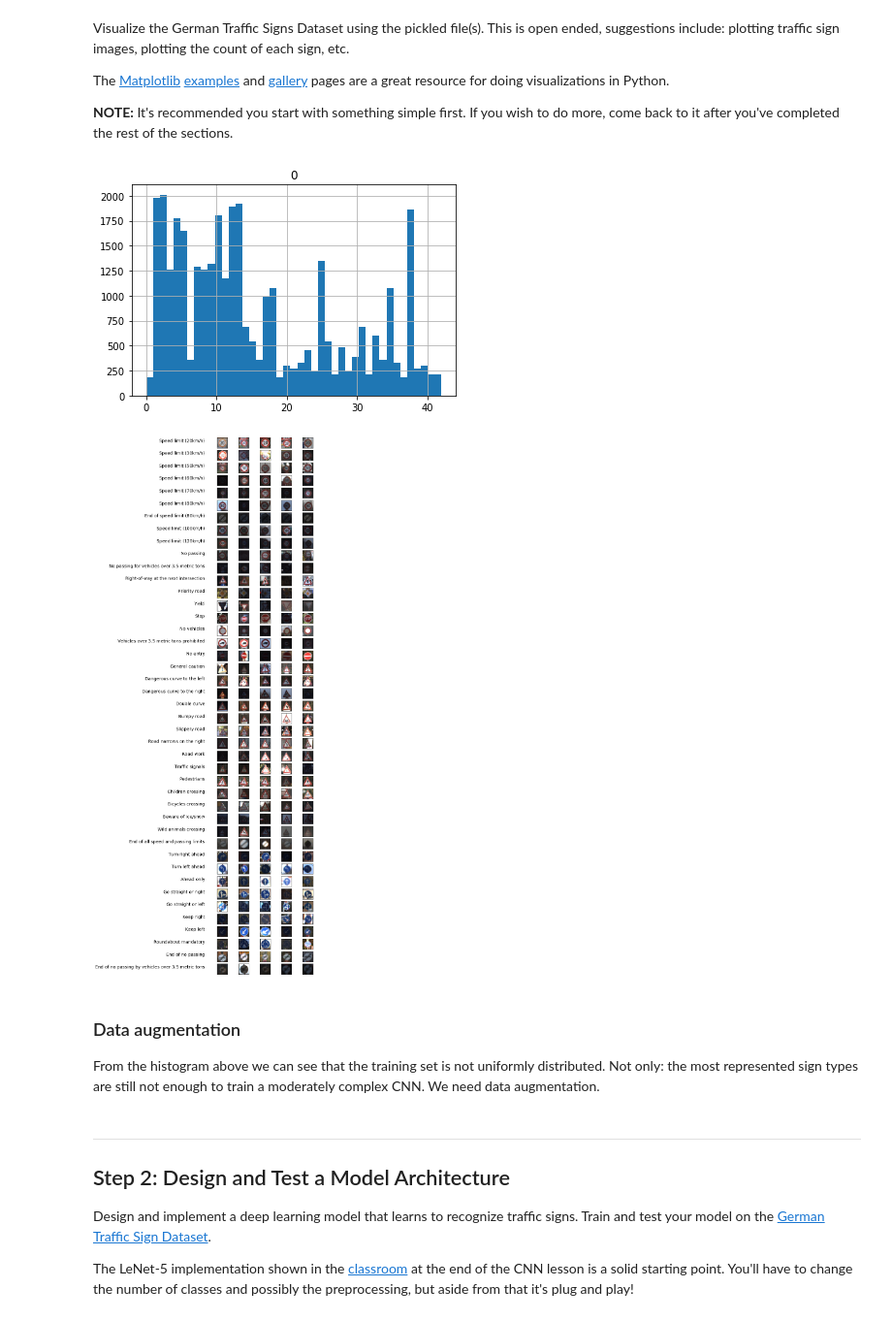
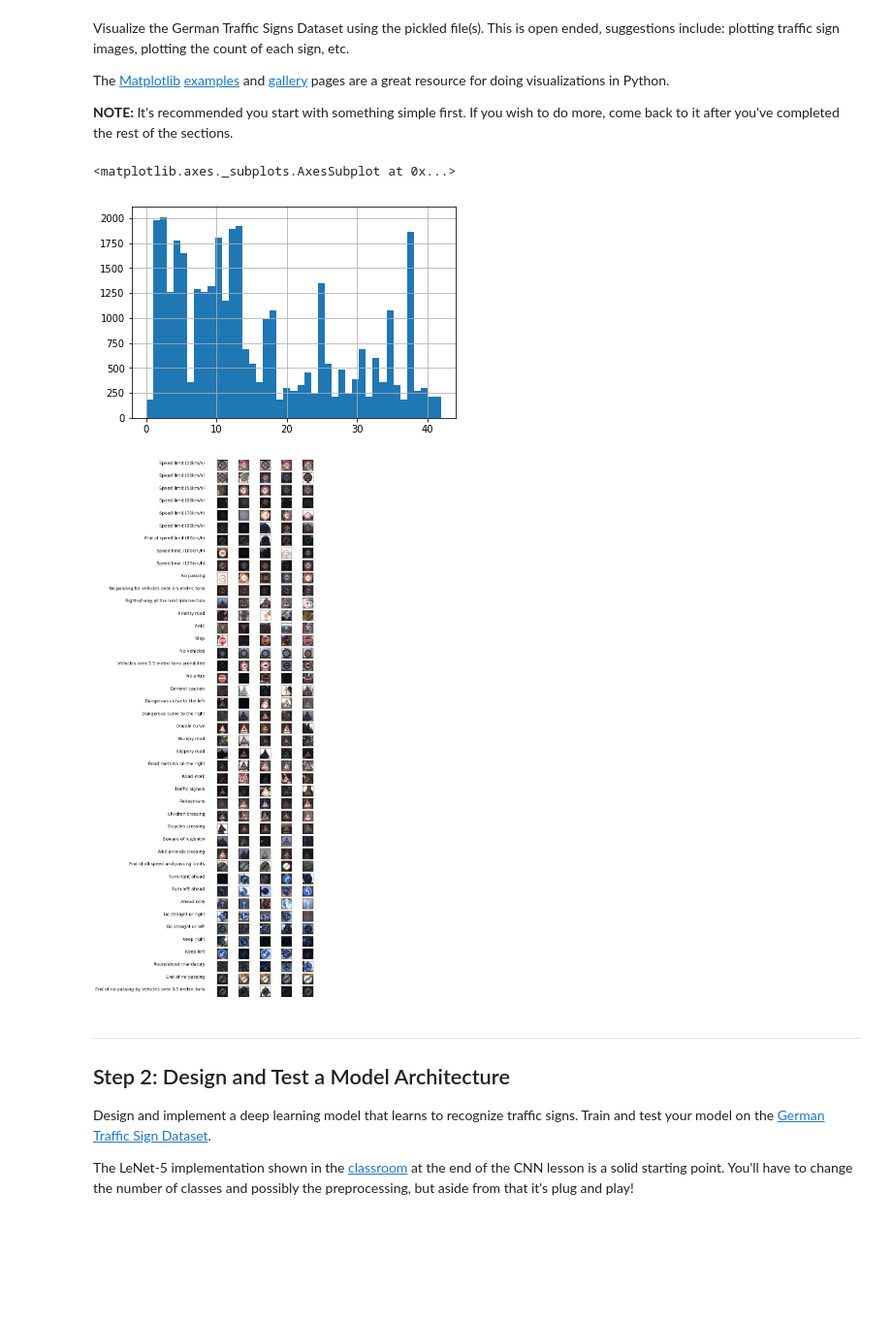
Before and after one commit to kindoblue/CarND-Traffic-Sign-Classifier-Project, a Jupyter notebook: Traffic_Sign_Classifier.ipynb, the cells around one changed output. Shown: that part at 97% size. Cells and saved outputs as stored; diff of their text form; code cells hidden in the pictures; blank space fills up the shorter version.

```diff
--- a/Traffic_Sign_Classifier.ipynb
+++ b/Traffic_Sign_Classifier.ipynb
@@ -106,14 +106,15 @@ The [Matplotlib](http://matplotlib.org/) [examples](http://matplotlib.org/exampl
 # %%
 ### Data exploration visualization
 import matplotlib.pyplot as plt
 # Visualizations will be shown in the notebook.
 %matplotlib inline
 
 # plot the histogram of the training labels, to see their distribution and quantity
-df_y_train = pd.DataFrame(y_train)
-axes = df_y_train.hist(bins=n_classes)
+sr_y_train = pd.Series(y_train)
+sr_y_train.hist(bins=n_classes)
 # %% [output]
+<matplotlib.axes._subplots.AxesSubplot at 0x...>
-[figure, old version]
+[figure, new version]
 # %%
 # show examples of training data
 
@@ -122,10 +123,10 @@ import numpy as np
 
 SAMPLES_FOR_ROW = 5
 
-def samples(clazz, n):
-    """return n random indexes to images of a given class"""
-    indexes = np.where(df_y_train[0] == clazz)
-    return np.random.choice(indexes[0], n)
+def samples(clazz, amount=1):
+    """return 'amount' random indexes to images of a given class"""
+    filtered = sr_y_train[sr_y_train == clazz]
+    return np.random.choice(filtered.index, amount if amount >= 0 else 0)
 
 # get the label of the classes as a list
 # we will be using as labels in the plot
@@ -151,11 +152,7 @@ for sign_class in range(n_classes):
 
 plt.show()
 # %% [output]
-[figure, old version]
+[figure, new version]
-# %% [markdown]
-### Data augmentation
-
-From the histogram above we can see that the training set is not uniformly distributed. Not only: the most represented sign types are still not enough to train a moderately complex CNN. We need data augmentation.
 # %% [markdown]
 ----
 
```
Also changed, not shown: parts of 3 cells of this notebook.
